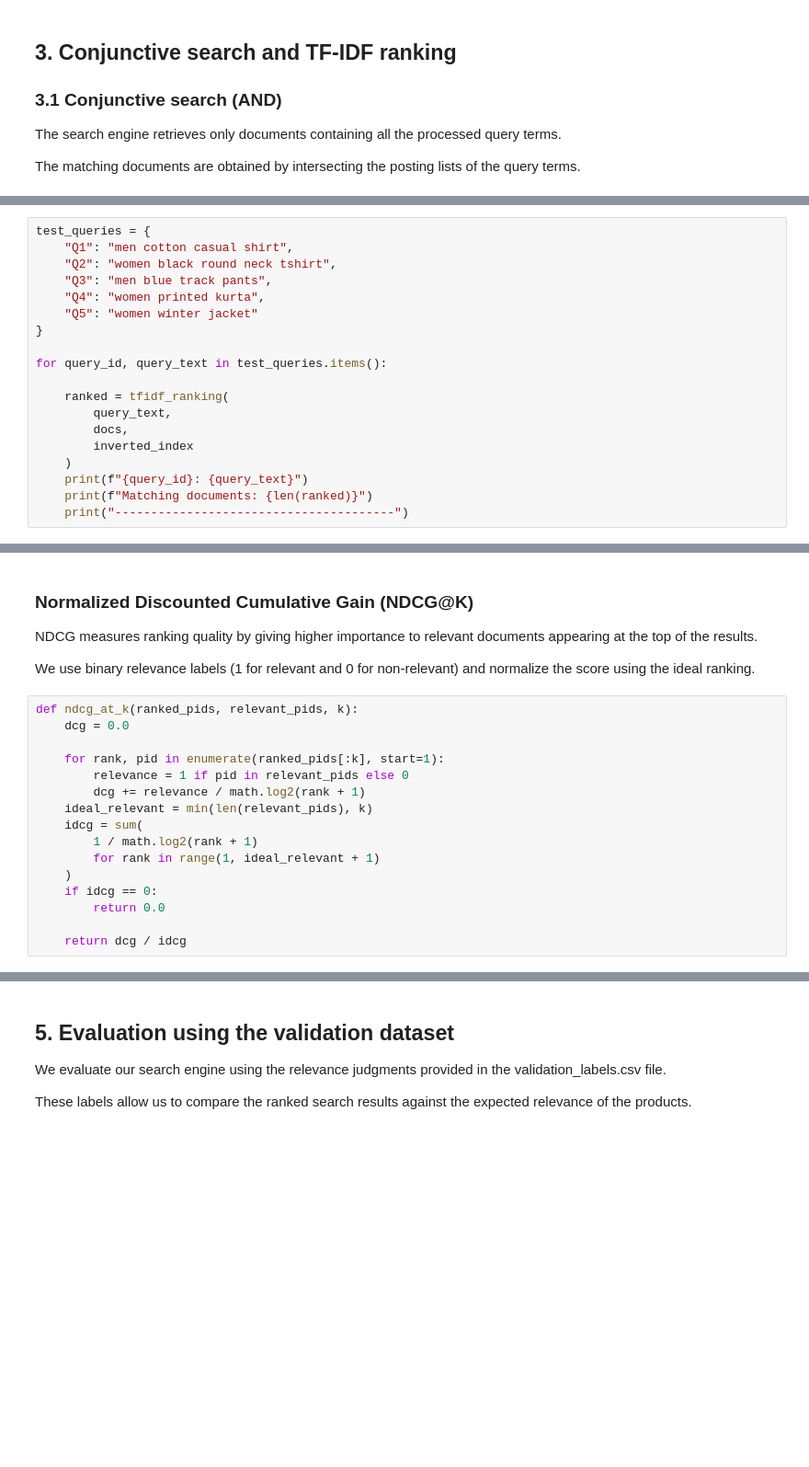
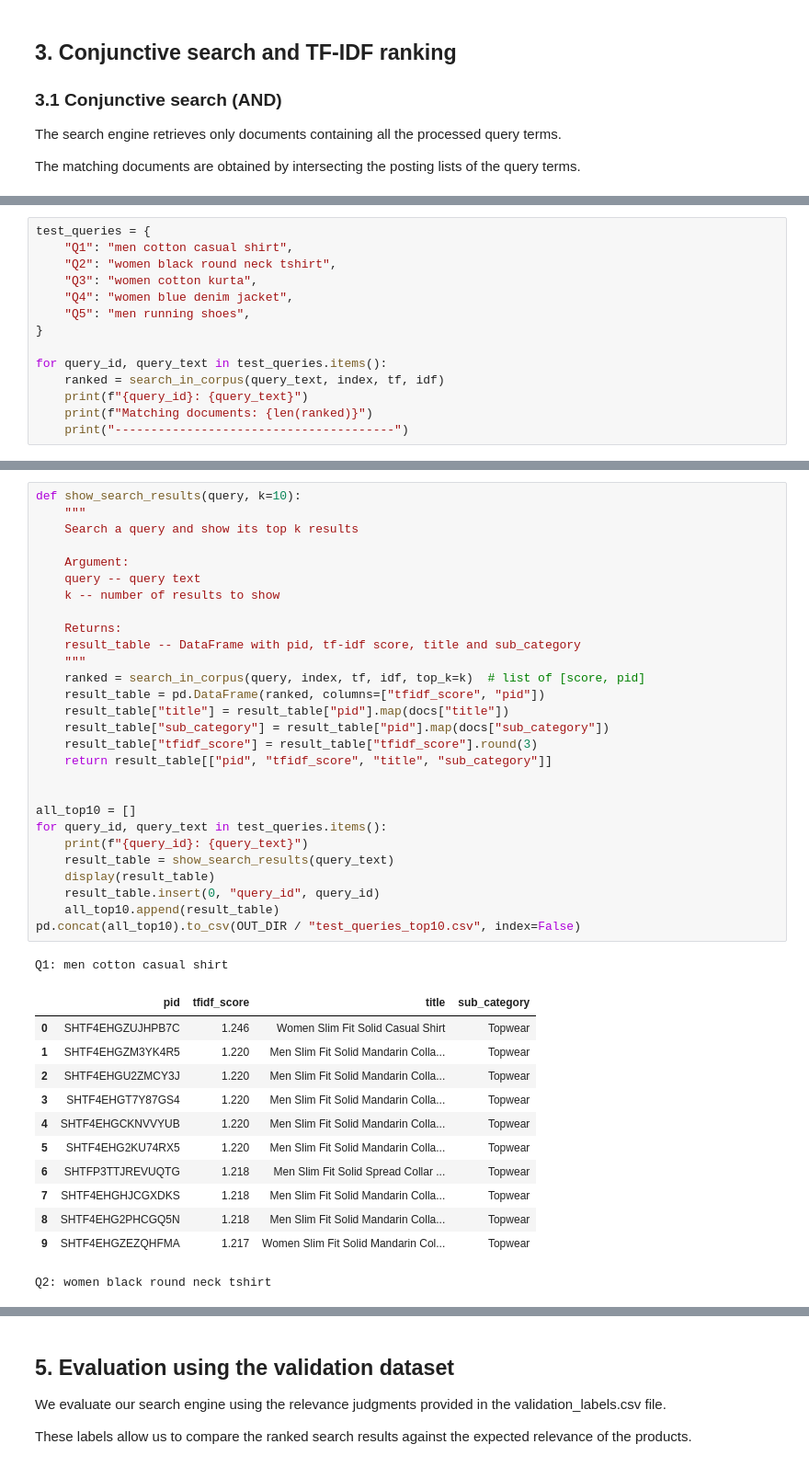
Before and after one commit to asteraceae/riaw-search-engine, a Jupyter notebook: project_progress/part_2/part_2.ipynb, the cells around one changed output, grey strips where cells are left out. Shown at 92% size. Drawn from its saved outputs; the diff is of its cells as text; blank space fills up the shorter version.

```diff
--- a/project_progress/part_2/part_2.ipynb
+++ b/project_progress/part_2/part_2.ipynb
@@ -143,18 +149,13 @@ def tfidf_ranking(query, docs, inverted_index):
 test_queries = {
     "Q1": "men cotton casual shirt",
     "Q2": "women black round neck tshirt",
-    "Q3": "men blue track pants",
-    "Q4": "women printed kurta",
-    "Q5": "women winter jacket"
+    "Q3": "women cotton kurta",
+    "Q4": "women blue denim jacket",
+    "Q5": "men running shoes",
 }
 
 for query_id, query_text in test_queries.items():
-
-    ranked = tfidf_ranking(
-        query_text,
-        docs,
-        inverted_index
-    )
+    ranked = search_in_corpus(query_text, index, tf, idf)
     print(f"{query_id}: {query_text}")
     print(f"Matching documents: {len(ranked)}")
     print("---------------------------------------")
@@ -302,24 +178,42 @@ def mean_reciprocal_rank(query_rankings, query_relevance):
-# %% [markdown]
-### Normalized Discounted Cumulative Gain (NDCG@K)
-
-NDCG measures ranking quality by giving higher importance to relevant
-documents appearing at the top of the results.
-
-We use binary relevance labels (1 for relevant and 0 for non-relevant)
-and normalize the score using the ideal ranking.
-# %%
-def ndcg_at_k(ranked_pids, relevant_pids, k):
-    dcg = 0.0
-
-    for rank, pid in enumerate(ranked_pids[:k], start=1):
-        relevance = 1 if pid in relevant_pids else 0
-        dcg += relevance / math.log2(rank + 1)
-    ideal_relevant = min(len(relevant_pids), k)
-    idcg = sum(
-        1 / math.log2(rank + 1)
-        for rank in range(1, ideal_relevant + 1)
-    )
-    if idcg == 0:
-        return 0.0
-
-    return dcg / idcg
+# %%
+def show_search_results(query, k=10):
+    """
+    Search a query and show its top k results
+
+    Argument:
+    query -- query text
+    k -- number of results to show
+
+    Returns:
+    result_table -- DataFrame with pid, tf-idf score, title and sub_category
+    """
+    ranked = search_in_corpus(query, index, tf, idf, top_k=k)  # list of [score, pid]
+    result_table = pd.DataFrame(ranked, columns=["tfidf_score", "pid"])
+    result_table["title"] = result_table["pid"].map(docs["title"])
+    result_table["sub_category"] = result_table["pid"].map(docs["sub_category"])
+    result_table["tfidf_score"] = result_table["tfidf_score"].round(3)
+    return result_table[["pid", "tfidf_score", "title", "sub_category"]]
+
+
+all_top10 = []
+for query_id, query_text in test_queries.items():
+    print(f"{query_id}: {query_text}")
+    result_table = show_search_results(query_text)
+    display(result_table)
+    result_table.insert(0, "query_id", query_id)
+    all_top10.append(result_table)
+pd.concat(all_top10).to_csv(OUT_DIR / "test_queries_top10.csv", index=False)
+# %% [output]
+Q1: men cotton casual shirt
+|  | pid | tfidf_score | title | sub_category |
+| 0 | SHTF4EHGZUJHPB7C | 1.246 | Women Slim Fit Solid Casual Shirt | Topwear |
+| 1 | SHTF4EHGZM3YK4R5 | 1.220 | Men Slim Fit Solid Mandarin Colla... | Topwear |
+| 2 | SHTF4EHGU2ZMCY3J | 1.220 | Men Slim Fit Solid Mandarin Colla... | Topwear |
+| 3 | SHTF4EHGT7Y87GS4 | 1.220 | Men Slim Fit Solid Mandarin Colla... | Topwear |
+| 4 | SHTF4EHGCKNVVYUB | 1.220 | Men Slim Fit Solid Mandarin Colla... | Topwear |
+| 5 | SHTF4EHG2KU74RX5 | 1.220 | Men Slim Fit Solid Mandarin Colla... | Topwear |
+| 6 | SHTFP3TTJREVUQTG | 1.218 | Men Slim Fit Solid Spread Collar ... | Topwear |
+| 7 | SHTF4EHGHJCGXDKS | 1.218 | Men Slim Fit Solid Mandarin Colla... | Topwear |
+| 8 | SHTF4EHG2PHCGQ5N | 1.218 | Men Slim Fit Solid Mandarin Colla... | Topwear |
+| 9 | SHTF4EHGZEZQHFMA | 1.217 | Women Slim Fit Solid Mandarin Col... | Topwear |
+Q2: women black round neck tshirt
```
Also changed, not shown: parts of 66 cells of this notebook, 12 other files.
